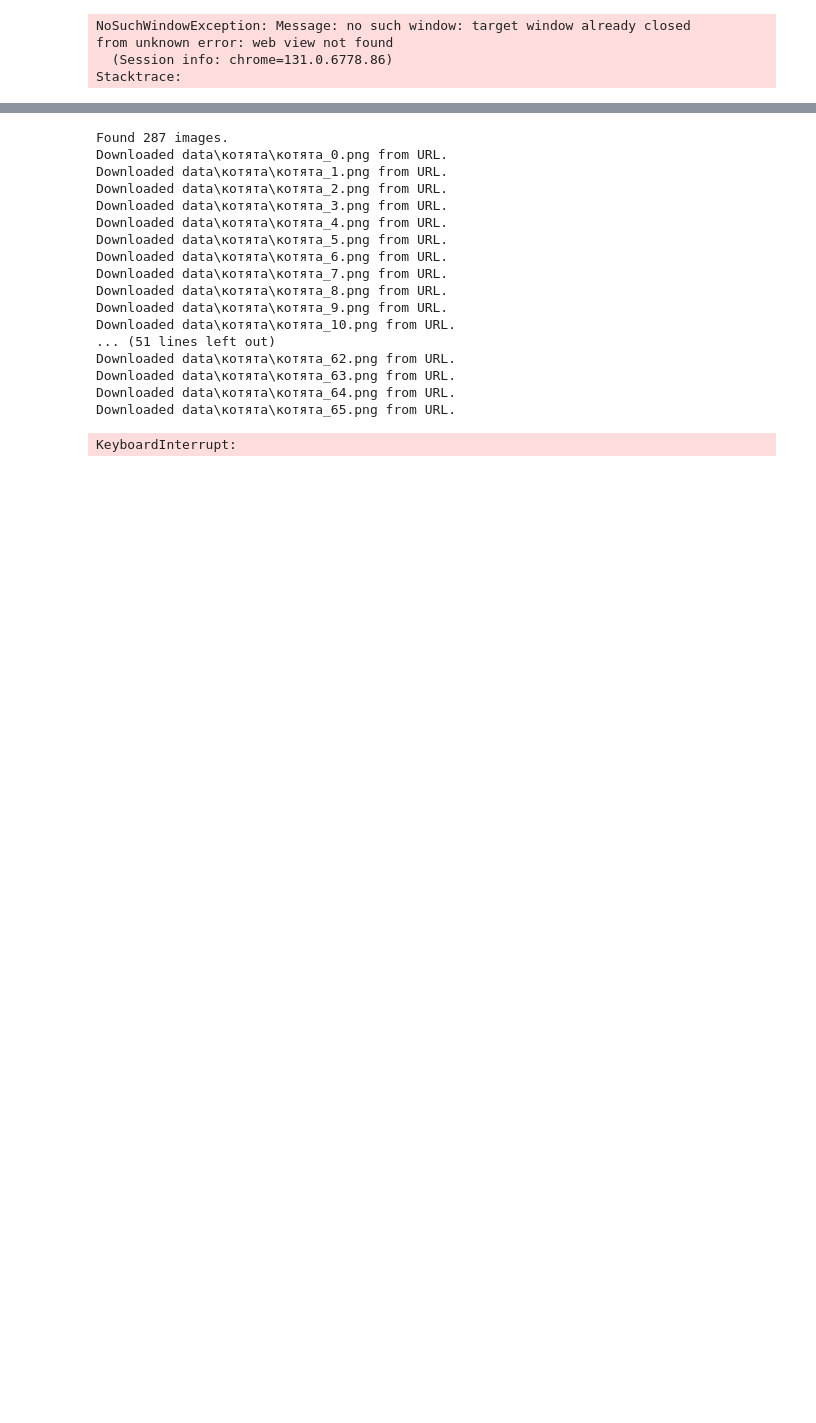
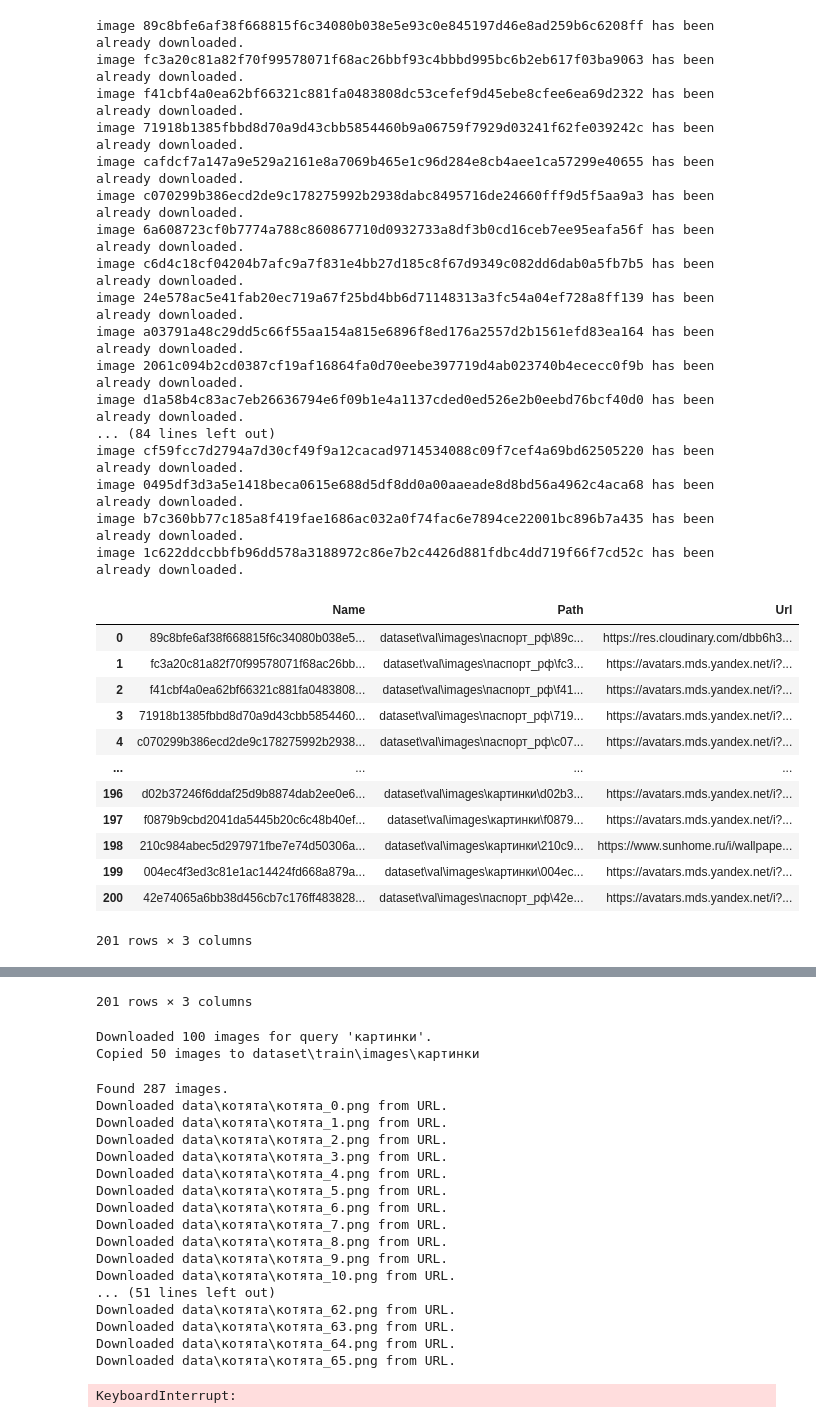
Before and after one commit to plaksych/PRP, a Jupyter notebook: scraper.ipynb, the cells around one changed output, grey strips where cells are left out. Cells and saved outputs as stored; diff of their text form; code cells hidden in the pictures; blank space fills up the shorter version.

Commit message:
fixed building dataset/train tree

```diff
--- a/scraper.ipynb
+++ b/scraper.ipynb
@@ -21,7 +21,8 @@ from selenium.webdriver.chrome.service import Service
 # .\venv\Scripts\activate
 # deactivate
 # working click version
-# aprox 23 min
+# aprox 23 min from downloading all
+# time with added copy train is aprox
 
 def download_images_from_yandex(query, num_images, path):
     # Create csv file for DataFrame if it doesn't exist already
@@ -44,12 +45,6 @@ def download_images_from_yandex(query, num_images, path):
         os.makedirs(images_folder)
     if not os.path.exists(query_folder):
         os.makedirs(query_folder)
-
-    # Create a subfolder for the specific query inside 'data'
-    # folder_name = os.path.join(base_folder, query.replace(" ", "_"))
-
-    # if not os.path.exists(folder_name):
-    #     os.makedirs(folder_name)
 
     # Set Chrome options
     chrome_options = Options()
@@ -157,37 +152,63 @@ def createTrainDataset (query, num_images, source_path, destination_path):
     # Create a base folder named 'data'
     images_folder = os.path.join(destination_path, 'images')
     labels_folder = os.path.join(destination_path, 'labels')
-    query_folder = os.path.join(images_folder, query.replace(" ", "_"))
+    destination_path = os.path.join(images_folder, query.replace(" ", "_"))
     if not os.path.exists(labels_folder):
         os.makedirs(labels_folder)
     if not os.path.exists(images_folder):
         os.makedirs(images_folder)
-    if not os.path.exists(query_folder):
-        os.makedirs(query_folder)
+    if not os.path.exists(destination_path):
+        os.makedirs(destination_path)
     # List images in source directory
     files = os.listdir(source_path)
 
     # Filter out only image files (you can customize the extensions as needed)
     image_files = [f for f in files if f.lower().endswith(('.png', '.jpg', '.jpeg', '.gif', '.bmp'))]
 
     # Limiting the number of files to copy
     num_files_to_copy = num_images
     files_to_copy = image_files[:num_files_to_copy]  # Get the first 50 (num of) images
 
     # Copy each image file to the destination directory
     for file_name in files_to_copy:
         source_file = os.path.join(source_path, file_name)
         destination_file = os.path.join(destination_path, file_name)
         shutil.copy(source_file, destination_file)
 
     print(f'Copied {len(files_to_copy)} images to {destination_path}')
 
 
 # Usage
 download_images_from_yandex("паспорт рф", 100, os.path.join('dataset', 'val'))  # Adjust the keyword and query number as needed
 download_images_from_yandex("картинки", 100, os.path.join('dataset', 'val'))
 # %% [output]
-NoSuchWindowException: Message: no such window: target window already closed
-from unknown error: web view not found
-  (Session info: chrome=131.0.6778.86)
-Stacktrace:
+image 89c8bfe6af38f668815f6c34080b038e5e93c0e845197d46e8ad259b6c6208ff has been already downloaded.
+image fc3a20c81a82f70f99578071f68ac26bbf93c4bbbd995bc6b2eb617f03ba9063 has been already downloaded.
+image f41cbf4a0ea62bf66321c881fa0483808dc53cefef9d45ebe8cfee6ea69d2322 has been already downloaded.
+image 71918b1385fbbd8d70a9d43cbb5854460b9a06759f7929d03241f62fe039242c has been already downloaded.
+image cafdcf7a147a9e529a2161e8a7069b465e1c96d284e8cb4aee1ca57299e40655 has been already downloaded.
+image c070299b386ecd2de9c178275992b2938dabc8495716de24660fff9d5f5aa9a3 has been already downloaded.
+image 6a608723cf0b7774a788c860867710d0932733a8df3b0cd16ceb7ee95eafa56f has been already downloaded.
+image c6d4c18cf04204b7afc9a7f831e4bb27d185c8f67d9349c082dd6dab0a5fb7b5 has been already downloaded.
+image 24e578ac5e41fab20ec719a67f25bd4bb6d71148313a3fc54a04ef728a8ff139 has been already downloaded.
+image a03791a48c29dd5c66f55aa154a815e6896f8ed176a2557d2b1561efd83ea164 has been already downloaded.
+image 2061c094b2cd0387cf19af16864fa0d70eebe397719d4ab023740b4ececc0f9b has been already downloaded.
+image d1a58b4c83ac7eb26636794e6f09b1e4a1137cded0ed526e2b0eebd76bcf40d0 has been already downloaded.
+... (84 lines left out)
+image cf59fcc7d2794a7d30cf49f9a12cacad9714534088c09f7cef4a69bd62505220 has been already downloaded.
+image 0495df3d3a5e1418beca0615e688d5df8dd0a00aaeade8d8bd56a4962c4aca68 has been already downloaded.
+image b7c360bb77c185a8f419fae1686ac032a0f74fac6e7894ce22001bc896b7a435 has been already downloaded.
+image 1c622ddccbbfb96dd578a3188972c86e7b2c4426d881fdbc4dd719f66f7cd52c has been already downloaded.
+|  | Name | Path | Url |
+| 0 | 89c8bfe6af38f668815f6c34080b038e5... | dataset\val\images\паспорт_рф\89c... | https://res.cloudinary.com/dbb6h3... |
+| 1 | fc3a20c81a82f70f99578071f68ac26bb... | dataset\val\images\паспорт_рф\fc3... | https://avatars.mds.yandex.net/i?... |
+| 2 | f41cbf4a0ea62bf66321c881fa0483808... | dataset\val\images\паспорт_рф\f41... | https://avatars.mds.yandex.net/i?... |
+| 3 | 71918b1385fbbd8d70a9d43cbb5854460... | dataset\val\images\паспорт_рф\719... | https://avatars.mds.yandex.net/i?... |
+| 4 | c070299b386ecd2de9c178275992b2938... | dataset\val\images\паспорт_рф\c07... | https://avatars.mds.yandex.net/i?... |
+| ... | ... | ... | ... |
+| 196 | d02b37246f6ddaf25d9b8874dab2ee0e6... | dataset\val\images\картинки\d02b3... | https://avatars.mds.yandex.net/i?... |
+| 197 | f0879b9cbd2041da5445b20c6c48b40ef... | dataset\val\images\картинки\f0879... | https://avatars.mds.yandex.net/i?... |
+| 198 | 210c984abec5d297971fbe7e74d50306a... | dataset\val\images\картинки\210c9... | https://www.sunhome.ru/i/wallpape... |
+| 199 | 004ec4f3ed3c81e1ac14424fd668a879a... | dataset\val\images\картинки\004ec... | https://avatars.mds.yandex.net/i?... |
+| 200 | 42e74065a6bb38d456cb7c176ff483828... | dataset\val\images\паспорт_рф\42e... | https://avatars.mds.yandex.net/i?... |
+201 rows × 3 columns
@@ -194,3 +244,6 @@ Stacktrace:
+201 rows × 3 columns
+Downloaded 100 images for query 'картинки'.
+Copied 50 images to dataset\train\images\картинки
 # %%
 # working download thumbnails option
 # SerpItem
```
Also changed, not shown: parts of 1 cell of this notebook.
